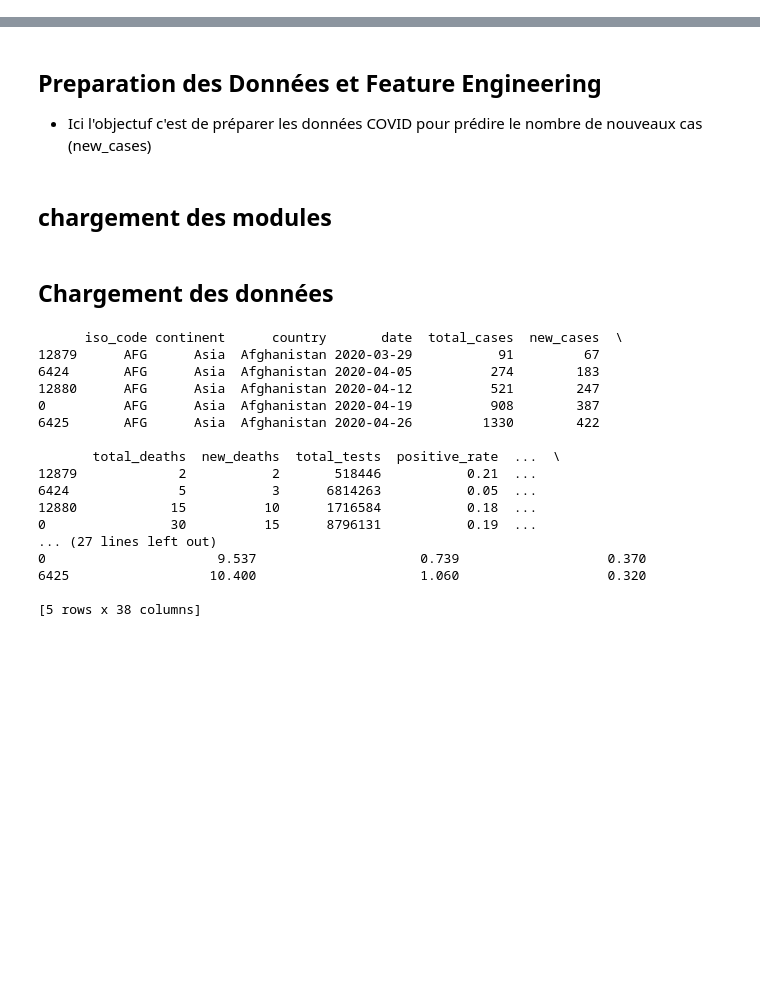
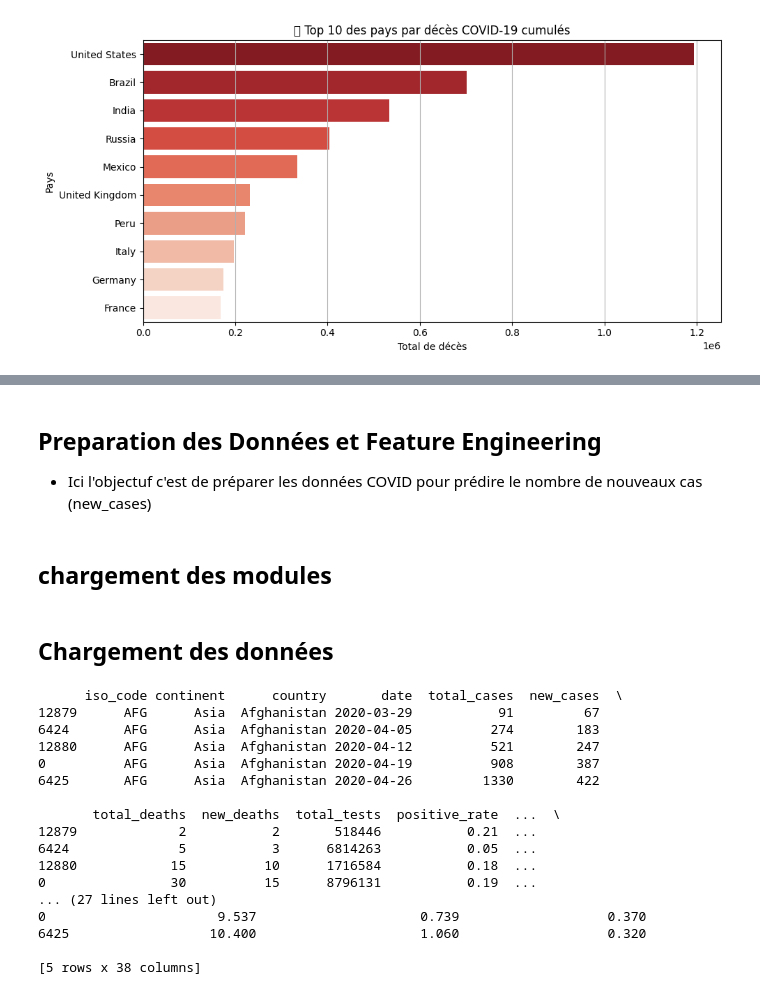
Before and after one commit to DJOUMESSI2004/mspr2, a Jupyter notebook: ml/notebook/exploration.ipynb, the cells around one changed output, grey strips where cells are left out. Saved outputs shown, nothing was run; the diff lists cells and outputs as text; code cells hidden in the pictures; blank space fills up the shorter version.

```diff
--- a/ml/notebook/exploration.ipynb
+++ b/ml/notebook/exploration.ipynb
@@ -0,0 +3,80 @@
+# %%
+import pandas as pd
+import matplotlib.pyplot as plt
+import seaborn as sns
+import random
+
+# Chargement des données
+df_all = pd.read_csv("../dataset/clean_covid19_data_v2.csv")
+
+# Vérification des colonnes attendues
+expected_columns = ['country', 'total_deaths', 'total_cases', 'continent', 'date', 'stringency_index', 'reproduction_rate']
+missing_columns = [col for col in expected_columns if col not in df_all.columns]
+if missing_columns:
+    raise ValueError(f"Colonnes manquantes : {missing_columns}")
+
+# 1. Top 10 des pays avec le plus de décès
+df_deaths = df_all.groupby('country')['total_deaths'].max().sort_values(ascending=False).head(10).reset_index()
+fig1 = plt.figure(figsize=(10, 5))
+sns.barplot(x='total_deaths', y='country', data=df_deaths, palette='Reds_r')
+plt.title("🔴 Top 10 des pays par décès COVID-19 cumulés")
+plt.xlabel("Total de décès")
+plt.ylabel("Pays")
+plt.grid(True, axis='x')
+plt.tight_layout()
+
+# 2. Répartition des continents dans les données (pie chart)
+continent_counts = df_all['continent'].dropna().value_counts()
+fig3 = plt.figure(figsize=(6, 6))
+plt.pie(continent_counts, labels=continent_counts.index, autopct='%1.1f%%', startangle=140, colors=sns.color_palette('pastel'))
+plt.title("🌍 Répartition des données par continent")
+plt.tight_layout()
+
+
+# Sélection aléatoire d'un pays pour les graphiques suivants
+country =  random.choice(df_all['country'].unique())
+
+# Filtrage des données pour le pays sélectionné
+df_country = df_all[df_all['country'] == country].copy()
+df_country['date'] = pd.to_datetime(df_country['date'])
+
+# === Graphique 1 : Total des cas ===
+plt.figure(figsize=(12, 5))
+sns.lineplot(x='date', y='total_cases', data=df_country, color='blue')
+plt.title(f"📈 Évolution du nombre total de cas COVID-19 en {country}")
+plt.xlabel("Date")
+plt.ylabel("Total des cas")
+plt.grid(True)
+plt.tight_layout()
+plt.show()
+
+# === Graphique 2 : Total des décès ===
+plt.figure(figsize=(12, 5))
+sns.lineplot(x='date', y='total_deaths', data=df_country, color='red')
+plt.title(f"📉 Évolution du nombre total de décès COVID-19 en {country}")
+plt.xlabel("Date")
+plt.ylabel("Total des décès")
+plt.grid(True)
+plt.tight_layout()
+plt.show()
+
+# === Graphique 3 : Indice de stringence ===
+plt.figure(figsize=(12, 5))
+sns.lineplot(x='date', y='stringency_index', data=df_country, color='orange')
+plt.title(f"📊 Évolution de l'indice de stringence en {country}")
+plt.xlabel("Date")
+plt.ylabel("Indice de stringence")
+plt.grid(True)
+plt.tight_layout()
+plt.show()
+
+# === Graphique 4 : Taux de reproduction ===
+plt.figure(figsize=(12, 5))
+sns.lineplot(x='date', y='reproduction_rate', data=df_country, color='green')
+plt.title(f"📈 Évolution du taux de reproduction COVID-19 en {country}")
+plt.xlabel("Date")
+plt.ylabel("Taux de reproduction (R)")
+plt.grid(True)
+plt.tight_layout()
+plt.show()
+# %% [output]
@@ -0,0 +86 @@
+[figure, added]
```
Also changed, not shown: parts of 2 cells of this notebook, 1 other file.
